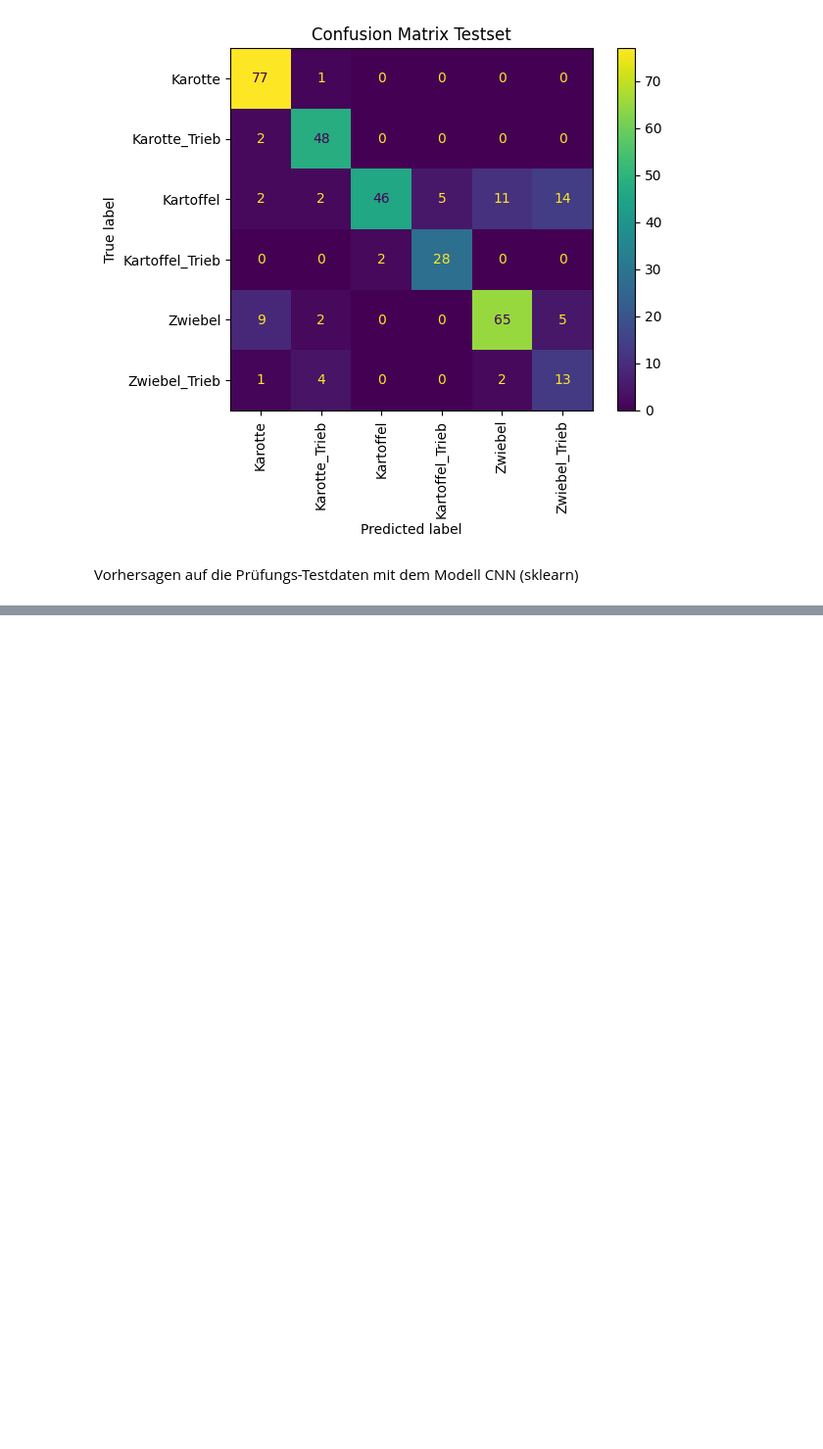
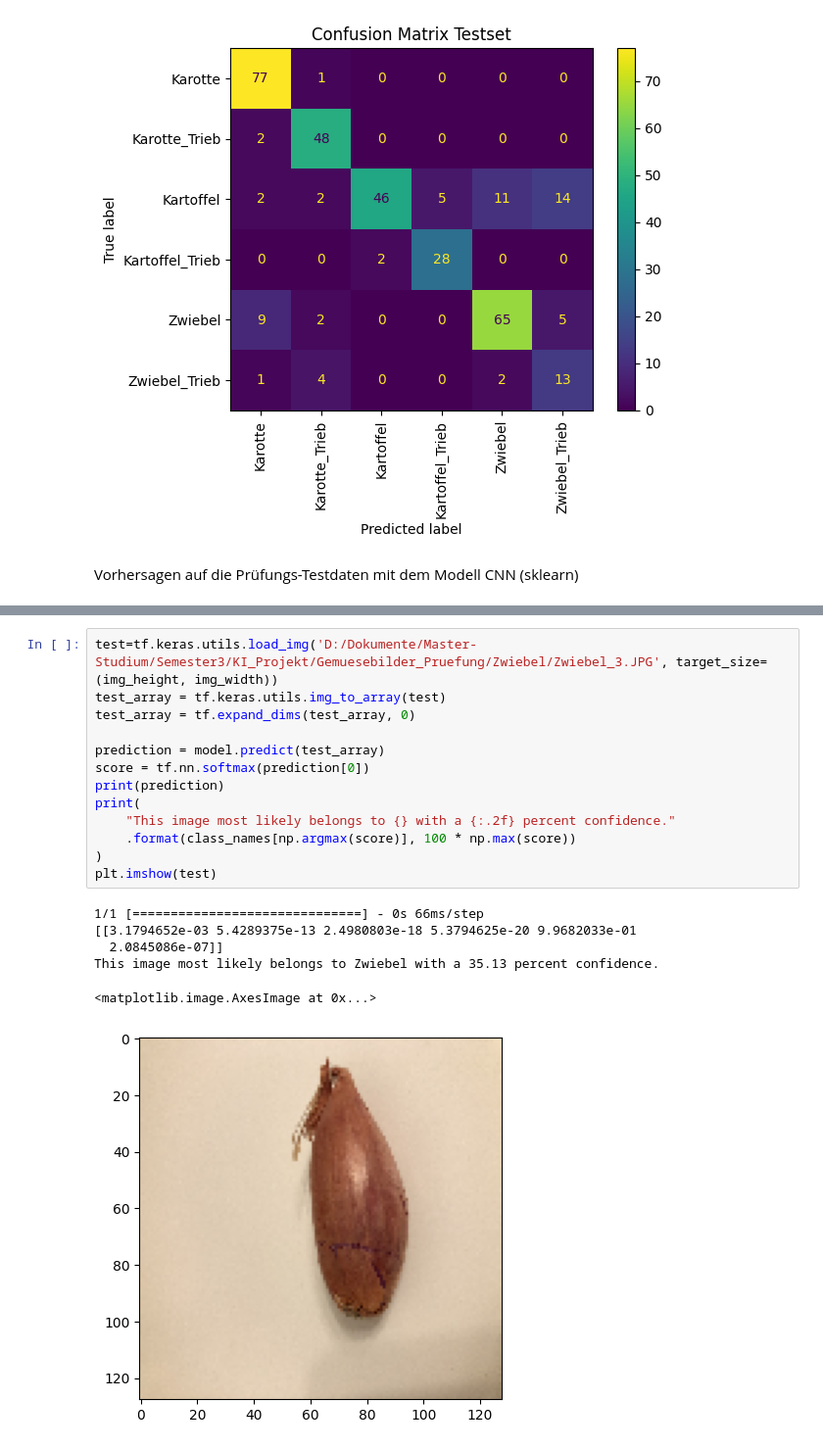
Before and after one commit to leons1396/AI_project, a Jupyter notebook: Delivery/presentation/vegi_classification_cnn.ipynb, the cells around one changed output, grey strips where cells are left out. Shown at 98% size. Cells and saved outputs as stored; diff of their text form; blank space fills up the shorter version.

```diff
--- a/Delivery/presentation/vegi_classification_cnn.ipynb
+++ b/Delivery/presentation/vegi_classification_cnn.ipynb
@@ -287,0 +325,20 @@ evaluate_model(model, y_label_test_e, pred_y_test_e, test_array, "Testset Exam",
+# %%
+test=tf.keras.utils.load_img('D:/Dokumente/Master-Studium/Semester3/KI_Projekt/Gemuesebilder_Pruefung/Zwiebel/Zwiebel_3.JPG', target_size=(img_height, img_width))
+test_array = tf.keras.utils.img_to_array(test)
+test_array = tf.expand_dims(test_array, 0)
+
+prediction = model.predict(test_array)
+score = tf.nn.softmax(prediction[0])
+print(prediction)
+print(
+    "This image most likely belongs to {} with a {:.2f} percent confidence."
+    .format(class_names[np.argmax(score)], 100 * np.max(score))
+)
+plt.imshow(test)
+# %% [output]
+1/1 [==============================] - 0s 66ms/step
+[[3.1794652e-03 5.4289375e-13 2.4980803e-18 5.3794625e-20 9.9682033e-01
+  2.0845086e-07]]
+This image most likely belongs to Zwiebel with a 35.13 percent confidence.
+<matplotlib.image.AxesImage at 0x...>
+[figure, added]
```
Also changed, not shown: parts of 7 cells of this notebook.
